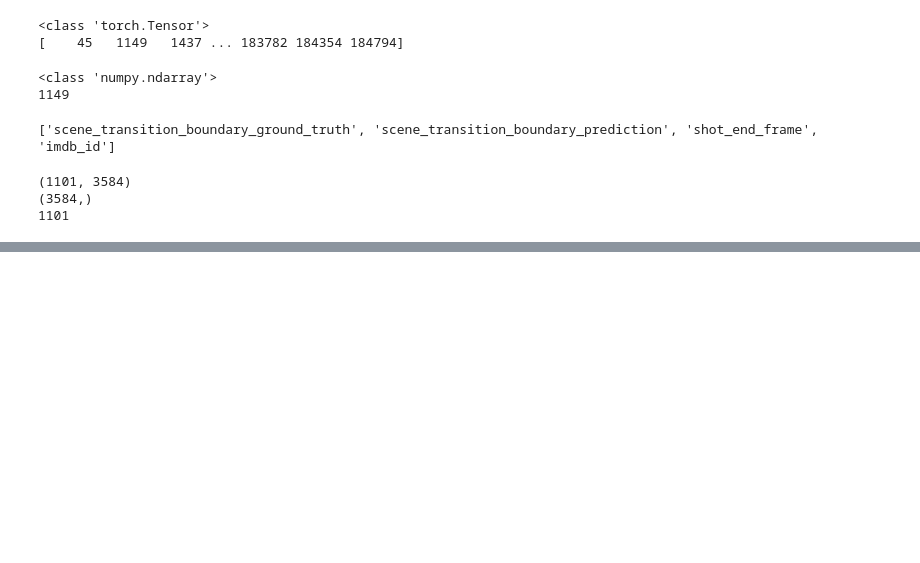
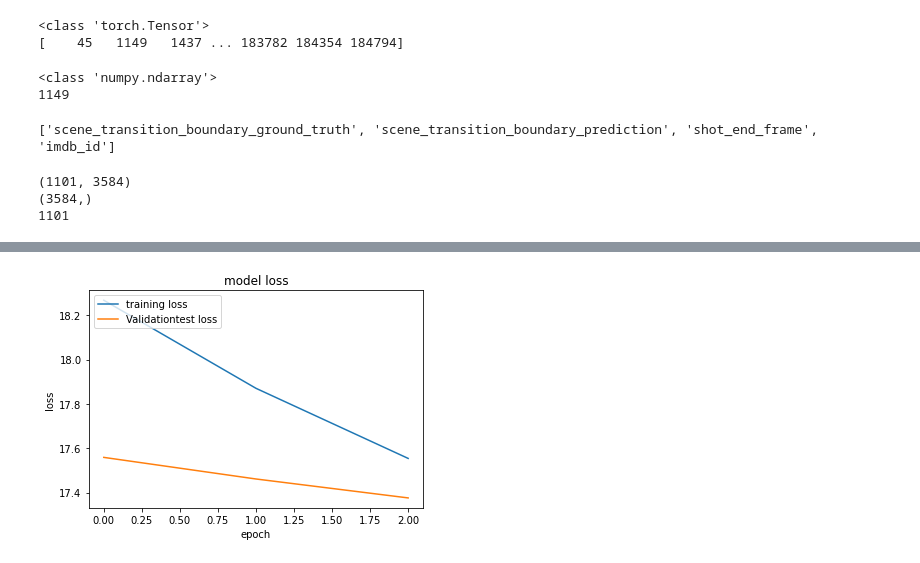
Before and after one commit to sowmini4901/SceneSegmentation, a Jupyter notebook: data.ipynb, the cells around one changed output, grey strips where cells are left out. Cells and saved outputs as stored; diff of their text form; code cells hidden in the pictures; blank space fills up the shorter version.

```diff
--- a/data.ipynb
+++ b/data.ipynb
@@ -39,4 +41,5 @@ Drive already mounted at /content/gdrive; to attempt to forcibly remount, call d
 # %%
+folder='/content/gdrive/MyDrive/movies/data'
 with open('/content/gdrive/MyDrive/movies/data/tt0052357.pkl','rb') as f:
     data=pickle.load(f)
 
@@ -257,6 +261,6 @@ array_dims[7] = array_dims[3] #a
 # %%
 inputs = tf.keras.layers.Input(shape = (X.shape[1]))
-x1, x2, x3, x4, x5, x6, x7, x8 = tf.split(inputs, array_dims, axis = 1)
+x1, x2, x3, x4 = tf.split(inputs, array_dims, axis = 1)
 
 print(inputs)
 # %% [output]
@@ -543,5 +478,15 @@ tf.keras.utils.plot_model(model, to_file='cnn_VGG.png', dpi=100)
 # %%
-training_log = 'crossval_fold_' + '.txt'
+# training_log = 'crossval_fold_' + '.txt'
+# csv_logger = tf.keras.callbacks.CSVLogger(training_log, append = True, separator=' ')
+# metrics = model.fit(X, Y_gt, epochs=5, validation_split= 0.2, verbose=2, batch_size = 32)
+# somex=X[ :, :3584]
+
+training_log = folder + '/' + 'softmax_final_1' + '.txt'
+print(training_log)
 csv_logger = tf.keras.callbacks.CSVLogger(training_log, append = True, separator=' ')
-metrics = model.fit(X, Y_gt, epochs=5, validation_split= 0.2, verbose=2, batch_size = 32)
+metrics = model.fit(X, tf.one_hot(Y_gt, depth=2), epochs=3, validation_split= 0.2, verbose=2, batch_size = 64, callbacks=[csv_logger],shuffle=True)
+
+model_ID = folder +  '/' + 'sigmoid_final_1' + '.h5'
+print(model_ID)
+tf.keras.models.save_model(model,model_ID)
 # %% [output]
@@ -557,0 +501,10 @@ Epoch 5/5
+# %%
+plt.plot(metrics.history['loss'])
+plt.plot(metrics.history['val_loss'])
+plt.title('model loss')
+plt.ylabel('loss')
+plt.xlabel('epoch')
+plt.legend(['training loss', 'Validationtest loss'], loc='upper left')
+plt.show()
+# %% [output]
+[figure, added]
```
Also changed, not shown: parts of 16 cells of this notebook.
